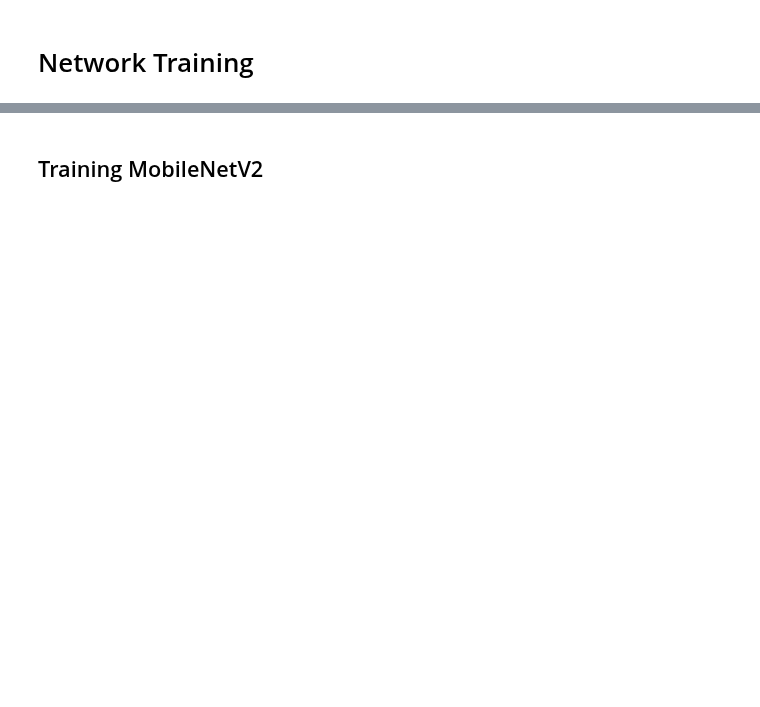
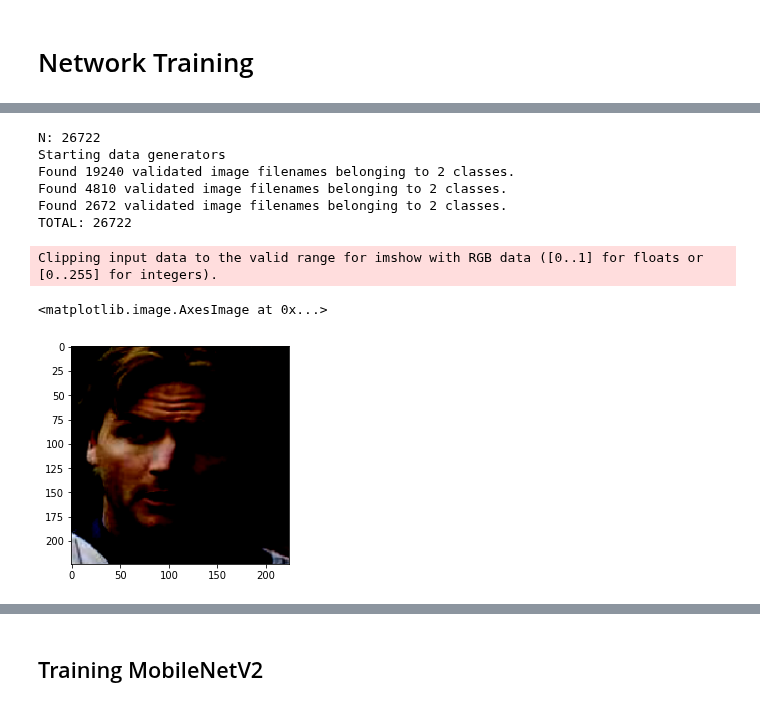
Before and after one commit to guilhermemg/icao_nets_training, a Jupyter notebook: notebooks/mouth_nets_training.ipynb, the cells around one changed output, grey strips where cells are left out. Cells and saved outputs as stored; diff of their text form; code cells hidden in the pictures; blank space fills up the shorter version.

```diff
--- a/notebooks/mouth_nets_training.ipynb
+++ b/notebooks/mouth_nets_training.ipynb
@@ -135,0 +143,78 @@ print(data.shape, labels.shape)
+# %%
+# # Network Training
+
+TRAIN_PROP = 0.8
+VALID_PROP = 0.1
+TEST_PROP = 0.1
+
+# N_TRAIN = int(len(in_data)*TRAIN_PROP)
+# N_VALID = int(len(in_data)*(1-TRAIN_PROP))
+# N_TEST = len(in_data) - (N_TRAIN+N_VALID)
+SEED = 42
+
+# print(f'N_TRAIN: {N_TRAIN}')
+# print(f'N_VALID: {N_VALID}')
+# print(f'N_TEST: {N_TEST}')
+# print(f'sum: {N_TRAIN + N_VALID + N_TEST}')
+print(f'N: {len(in_data)}')
+
+# ## Training MobileNetV2
+
+INIT_LR = 1e-4
+EPOCHS = 100
+BS = 32
+# SHUFFLE = True
+DROPOUT = 0.5
+EARLY_STOPPING = 10
+OPTIMIZER = 'Adam'
+DENSE_UNITS = 128
+
+train_valid_df = in_data.sample(frac=TRAIN_PROP+VALID_PROP, random_state=SEED)
+test_df = in_data[~in_data.img_name.isin(train_valid_df.img_name)]
+
+print('Starting data generators')
+datagen = ImageDataGenerator(preprocessing_function=prep_input_mobilenetv2,
+                             validation_split=0.2,
+#                              rescale=1.0/255.0
+                            )
+
+train_gen = datagen.flow_from_dataframe(train_valid_df,
+                                        x_col="img_name",
+                                        y_col="comp",
+                                        target_size=(224, 224),
+                                        class_mode="binary",
+                                        batch_size=BS,
+                                        subset='training')
+
+validation_gen = datagen.flow_from_dataframe(train_valid_df,
+                                            x_col="img_name",
+                                            y_col="comp",
+                                            target_size=(224, 224),
+                                            class_mode="binary",
+                                            batch_size=BS,
+                                            subset='validation')
+
+test_gen = datagen.flow_from_dataframe(test_df,
+                                       x_col="img_name",
+                                       y_col="comp",
+                                       target_size=(224, 224),
+                                       class_mode="binary",
+                                       batch_size=BS)
+
+print(f'TOTAL: {train_gen.n + validation_gen.n + test_gen.n}')
+# %% [output]
+N: 26722
+Starting data generators
+Found 19240 validated image filenames belonging to 2 classes.
+Found 4810 validated image filenames belonging to 2 classes.
+Found 2672 validated image filenames belonging to 2 classes.
+TOTAL: 26722
+# %%
+train_gen.reset()
+train_gen.next()[0].shape
+
+plt.imshow(train_gen.next()[0][25])
+# %% [output]
+Clipping input data to the valid range for imshow with RGB data ([0..1] for floats or [0..255] for integers).
+<matplotlib.image.AxesImage at 0x...>
+[figure, added]
```
Also changed, not shown: parts of 22 cells of this notebook, 3 other files.
